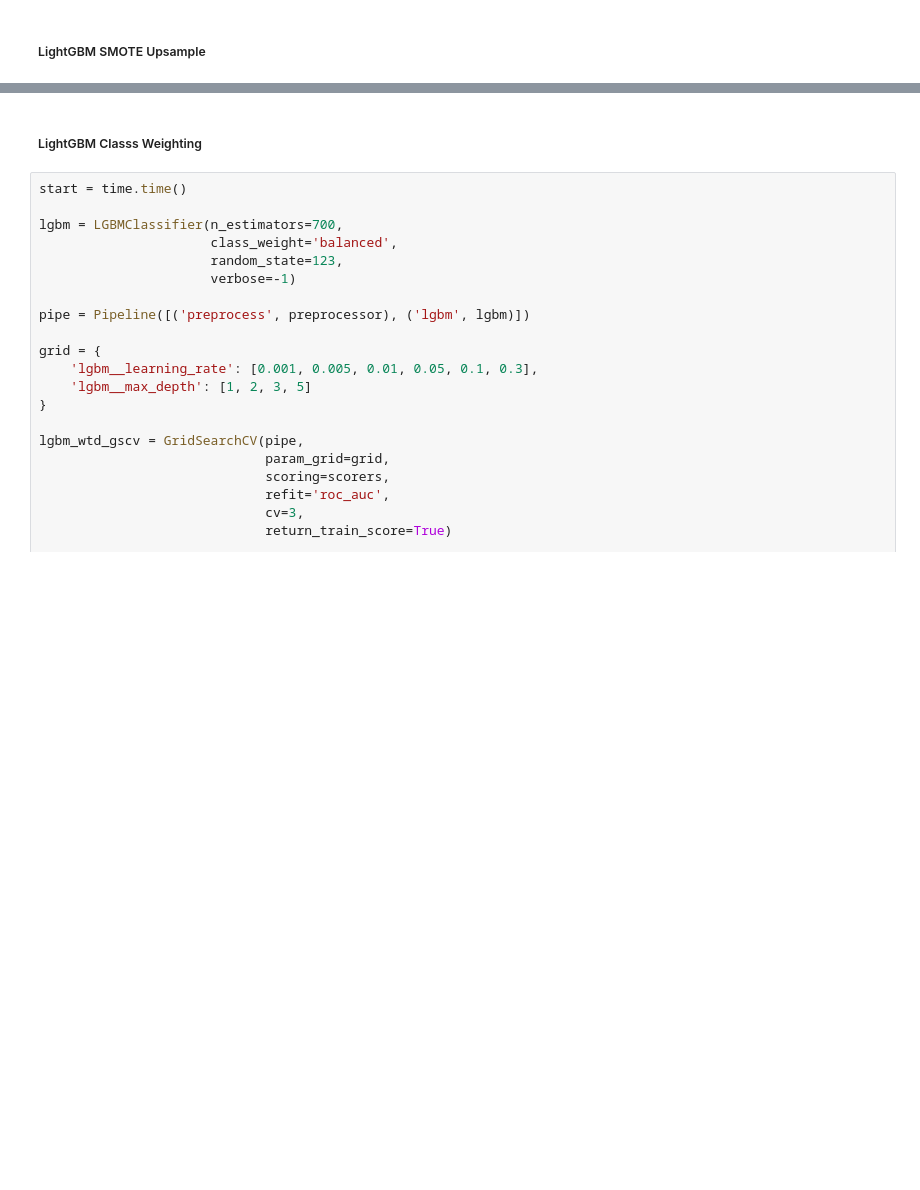
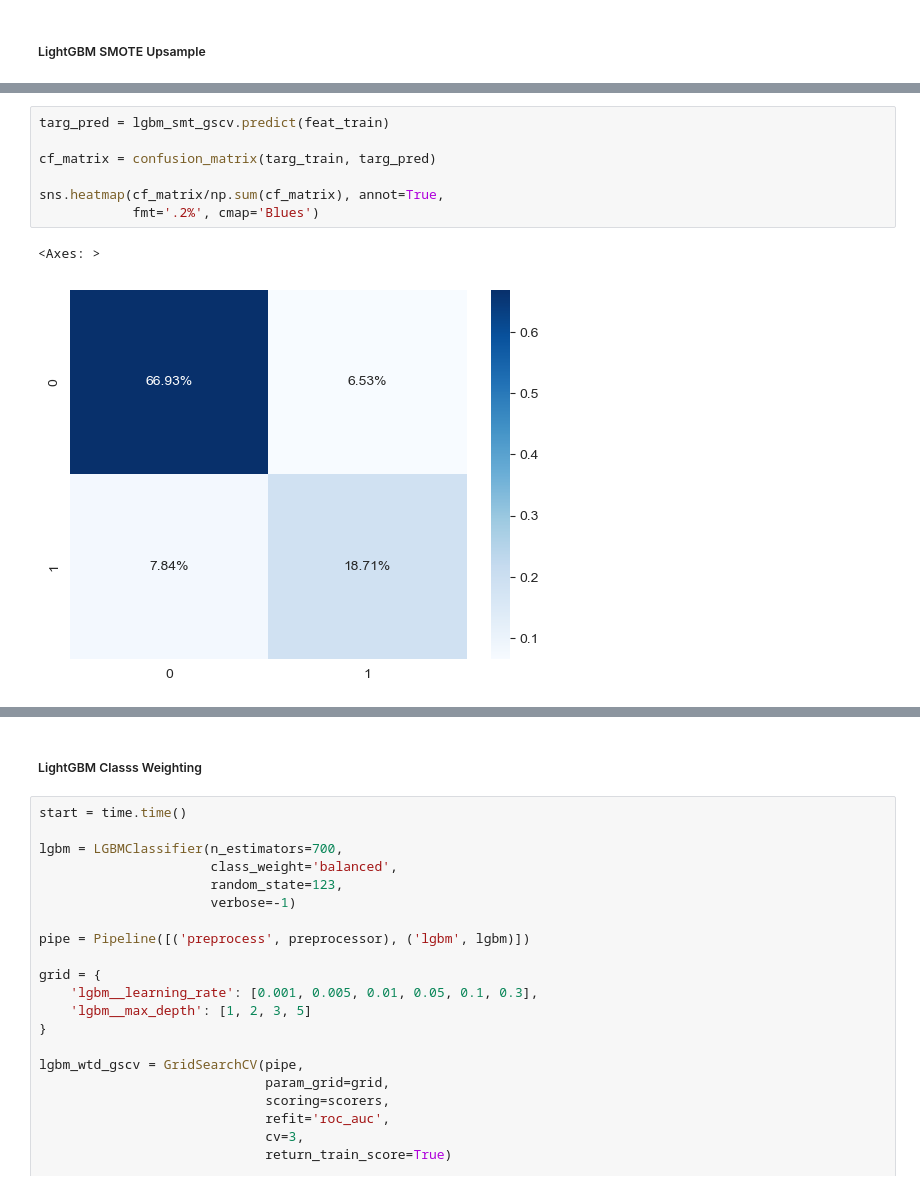
Before and after one commit to kellyshreeve/final-project, a Jupyter notebook: Notebooks/project-code-v2.ipynb, the cells around one changed output, grey strips where cells are left out. Drawn from its saved outputs; the diff is of its cells as text; blank space fills up the shorter version.

```diff
--- a/Notebooks/project-code-v2.ipynb
+++ b/Notebooks/project-code-v2.ipynb
@@ -1939,0 +1970,10 @@ pd.DataFrame(lgbm_smt_gscv.cv_results_).sort_values(by='mean_test_roc_auc', asce
+# %%
+targ_pred = lgbm_smt_gscv.predict(feat_train)
+
+cf_matrix = confusion_matrix(targ_train, targ_pred)
+
+sns.heatmap(cf_matrix/np.sum(cf_matrix), annot=True,
+            fmt='.2%', cmap='Blues')
+# %% [output]
+<Axes: >
+[figure, added]
```
Also changed, not shown: parts of 17 cells of this notebook.
